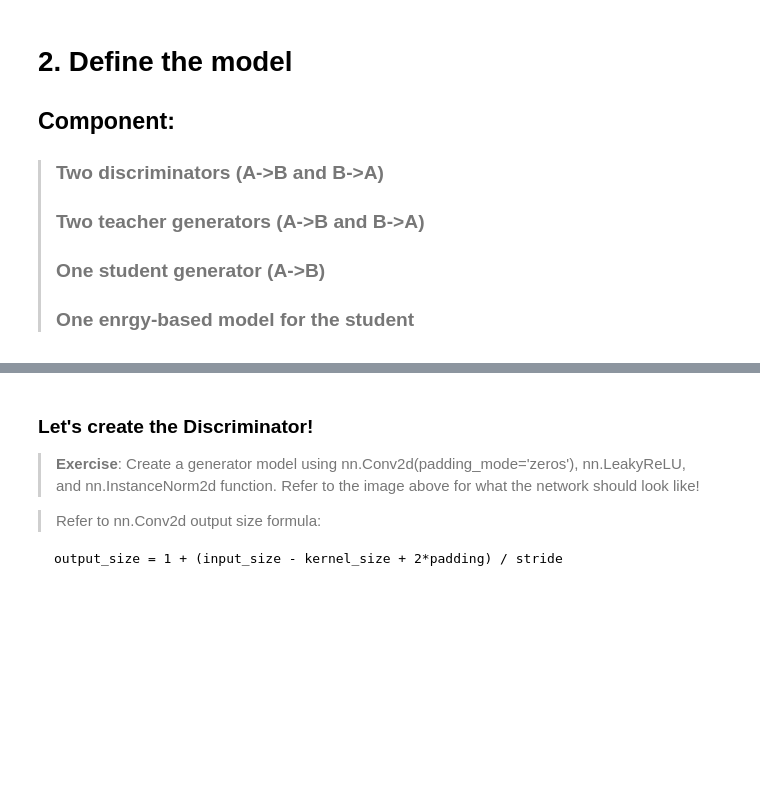
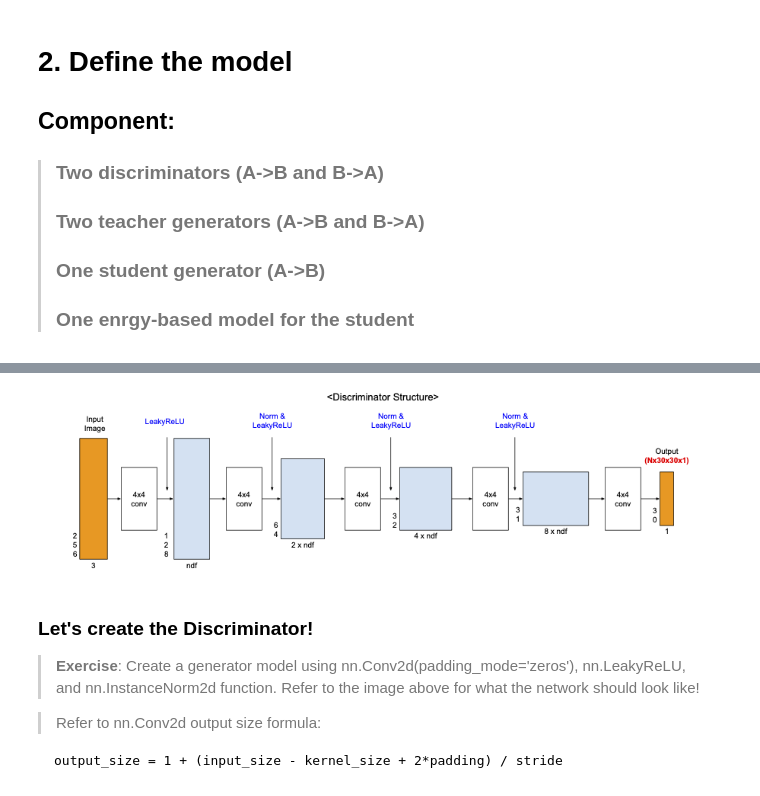
Before and after one commit to kminsoo/Genrative-Model-Tutorial, a Jupyter notebook: Colab_Tutorial_Exercise.ipynb, the cells around one changed output, grey strips where cells are left out. Drawn from its saved outputs; the diff is of its cells as text; code cells hidden in the pictures; blank space fills up the shorter version.

```diff
--- a/Colab_Tutorial_Exercise.ipynb
+++ b/Colab_Tutorial_Exercise.ipynb
@@ -195,3 +193,8 @@ def create_dataloader(dataroot='./database/horse2zebra', shuffle=True, batch_siz
+# %%
+from IPython.display import Image
+Image(filename='imgs/Samsung_AI_Expert_Discriminator_Structure.png', width=1000)
+# %% [output]
+[figure, added]
 # %% [markdown]
 ### Let's create the Discriminator!
 
```
Also changed, not shown: parts of 29 cells of this notebook.
